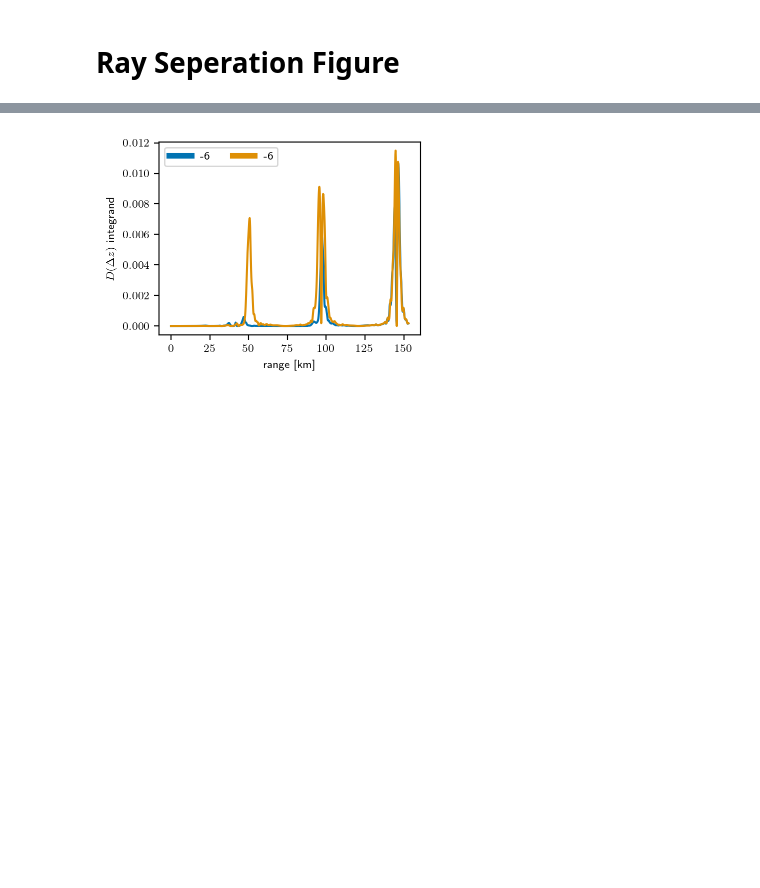
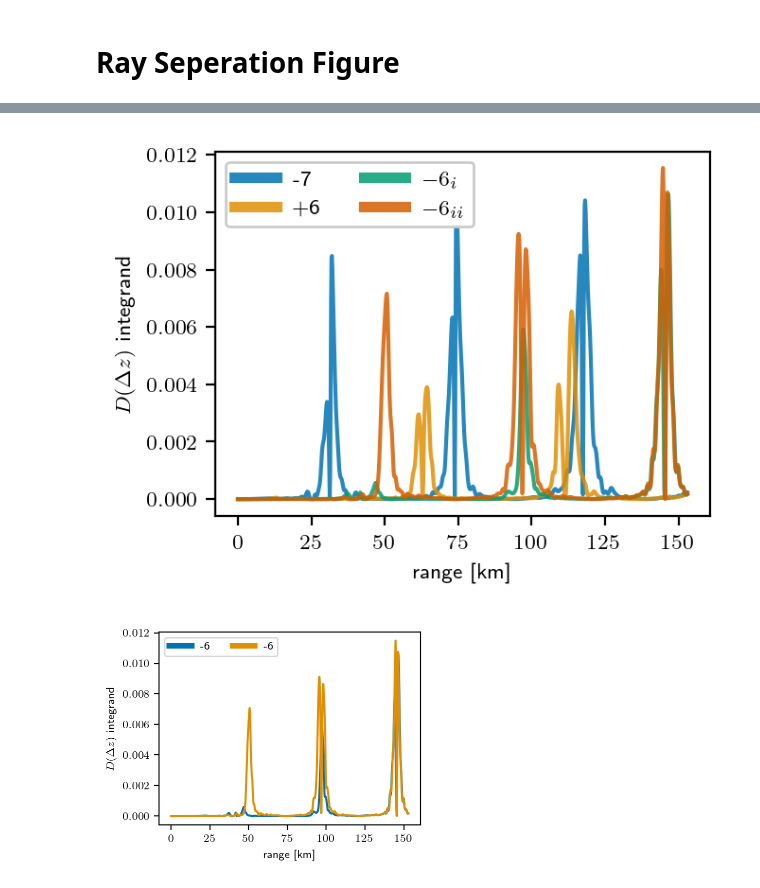
Before and after one commit to John-Ragland/n23_fluctuations_ragland, a Jupyter notebook: notebooks/publication_figures/ray_tube.ipynb, the cells around one changed output, grey strips where cells are left out. Drawn from its saved outputs; the diff is of its cells as text; code cells hidden in the pictures; blank space fills up the shorter version.

```diff
--- a/notebooks/publication_figures/ray_tube.ipynb
+++ b/notebooks/publication_figures/ray_tube.ipynb
@@ -52,3 +103,32 @@ fig.savefig('../../figures/phase_structure_integrand.pdf', bbox_inches='tight')
+# %%
+sns.set_palette("colorblind")
+
+plt.rcParams.update({'font.size':8})
+plt.rcParams["text.usetex"] = True
+
+fig = plt.figure(figsize=(3.37,2.5))
+
+for ray_id in ['-7', '+6', '-6']:
+
+    if ray_id == '-6':
+        plt.plot(ray_vars[ray_id][0]['rs']/1000, integrand[ray_id][0][:,-1], label=f'${ray_id}_{{i}}$', alpha=0.85)
+        plt.plot(ray_vars[ray_id][1]['rs']/1000, integrand[ray_id][1][:,-1], label=f'${ray_id}_{{ii}}$', alpha=0.85)
+        #plt.plot(ray_vars[ray_id][2]['rs']/1000, integrand[ray_id][2][:,-1], label=f'${ray_id}_{{iii}}$', alpha=0.85)
+    else:
+        plt.plot(ray_vars[ray_id][0]['rs']/1000, integrand[ray_id][0][:,-1], label=ray_id, alpha=0.85)
+
+leg = plt.legend(ncols=2, framealpha=1)
+
+# change the line width for the legend
+for line in leg.get_lines():
+    line.set_linewidth(4.0)
+
+plt.xlabel('range [km]')
+plt.ylabel('$D(\Delta z)$ integrand')
+
+fig.savefig('../../figures/phase_structure_integrand.pdf', bbox_inches='tight')
+# %% [output]
+[figure, added]
 # %%
 sns.set_palette("colorblind")
 
```
Also changed, not shown: parts of 2 cells of this notebook, 3 other files.
